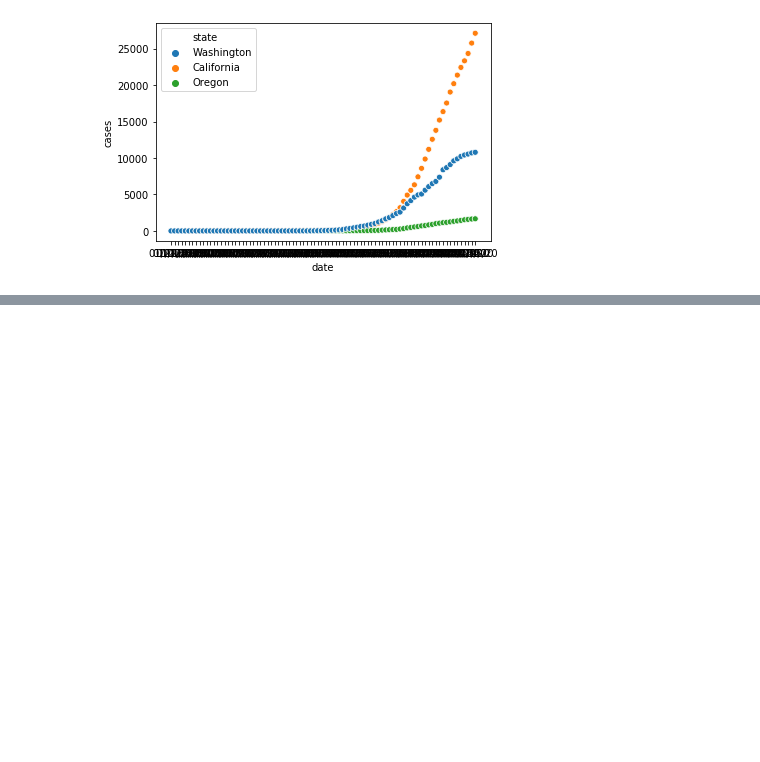
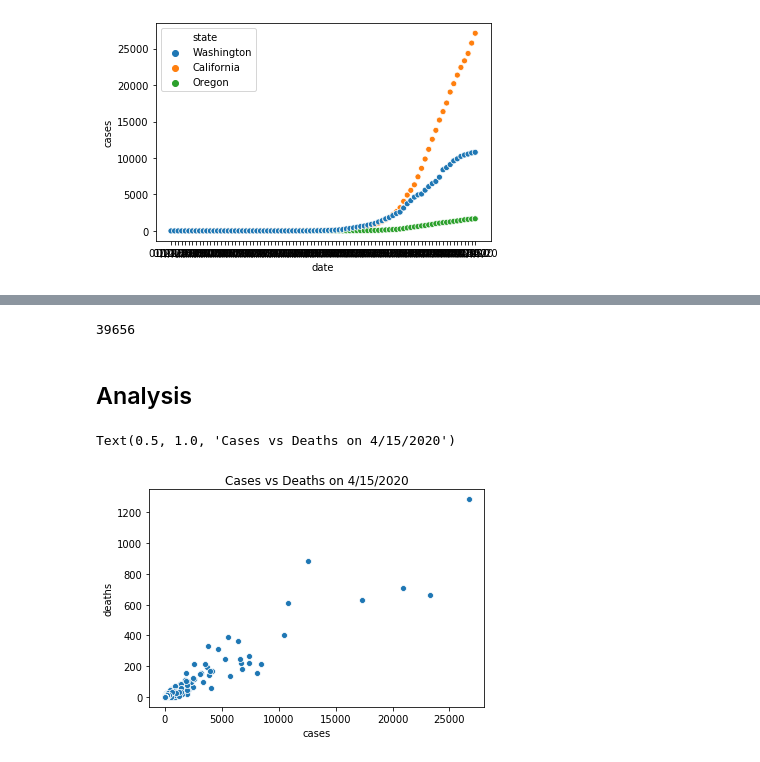
Before and after one commit to CSJohnLee/COVID19_Project, a Jupyter notebook: covid_eda_nusaputra.ipynb, the cells around one changed output, grey strips where cells are left out. Drawn from its saved outputs; the diff is of its cells as text; code cells hidden in the pictures; blank space fills up the shorter version.

```diff
--- a/covid_eda_nusaputra.ipynb
+++ b/covid_eda_nusaputra.ipynb
@@ -46,0 +67,31 @@ final_df.head()
+# %%
+# average income data
+income_data[income_data.City=='Snohomish']
+
+income_county_df = income_data.groupby(['State_Name', 'State_ab', 'County'], as_index=False).agg('mean').drop(columns=['ALand', 'Zip_Code', 'AWater', 'Lat', 'Lon', 'Median', 'Stdev', 'sum_w'])
+
+income_city_df = income_data.groupby(['State_Name', 'State_ab', 'City'], as_index=False).agg('mean').drop(columns=['ALand', 'Zip_Code', 'AWater', 'Lat', 'Lon', 'Median', 'Stdev', 'sum_w'])
+
+# add "County" to end of county name in covid dataframe
+covid_data['County_upd'] = covid_data.county+" County"
+
+# join based on new County column
+final_df = covid_data.merge(income_county_df, how='left', left_on=['County_upd','state'], right_on=['County', 'State_Name'])
+final_df = final_df.drop(columns=[ 'County','id', 'State_Code', 'fips'])
+
+# join based on city and county as I have noticed that SF is not a county
+final_df2 = final_df.merge(income_city_df, how='left', left_on=['county','state'], right_on=['City', 'State_Name'])
+
+# if mean is null fill it with the other mean and same with state abbreviations
+final_df2['Mean_x'] = final_df2.apply(lambda row: row['Mean_y'] if np.isnan(row['Mean_x']) else row['Mean_x'], axis=1)
+final_df2['State_ab_x'] = final_df2.apply(lambda row: row['State_ab_y'] if pd.isnull(row['State_ab_x']) else row['State_ab_x'], axis=1)
+
+# drop unnecessary columns
+final_df2 = final_df2.drop(columns = ['State_ab_y', 'Mean_y', 'State_Name_x', 'City', 'id', 'State_Code', 'State_Name_y'])
+
+final_df2.head()
+
+# change name of column
+final_df2.rename(columns={'Mean_x' :'mean_income'}, inplace=True)
+
+# final_df[final_df.date=='04/01/20']
@@ -46,0 +115,21 @@ final_df.head()
+# %%
+# drop all the nulls
+final_df3 = final_df2.dropna()
+len(final_df3)
+# %% [output]
+39656
+# %%
+final_df3.head()
+
+final_df3.date.max()
+
+# filter just for the latest date
+max_date = final_df3[final_df3.date=='04/15/20']
+# %% [markdown]
+## Analysis
+# %%
+ax = sns.scatterplot(x='cases', y='deaths', data=max_date)
+plt.title('Cases vs Deaths on 4/15/2020')
+# %% [output]
+Text(0.5, 1.0, 'Cases vs Deaths on 4/15/2020')
+[figure, added]
```
Also changed, not shown: parts of 18 cells of this notebook.
